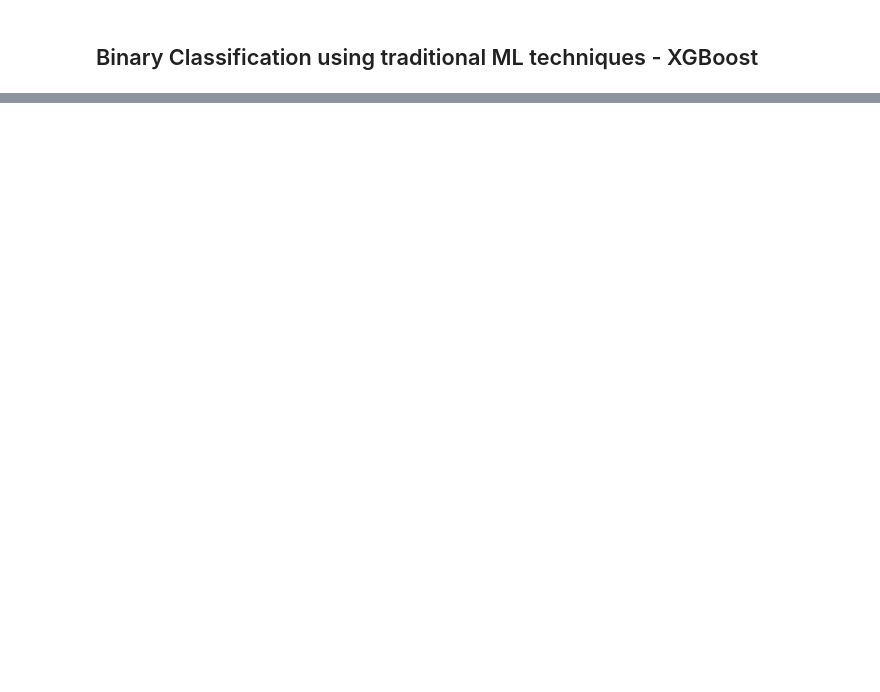
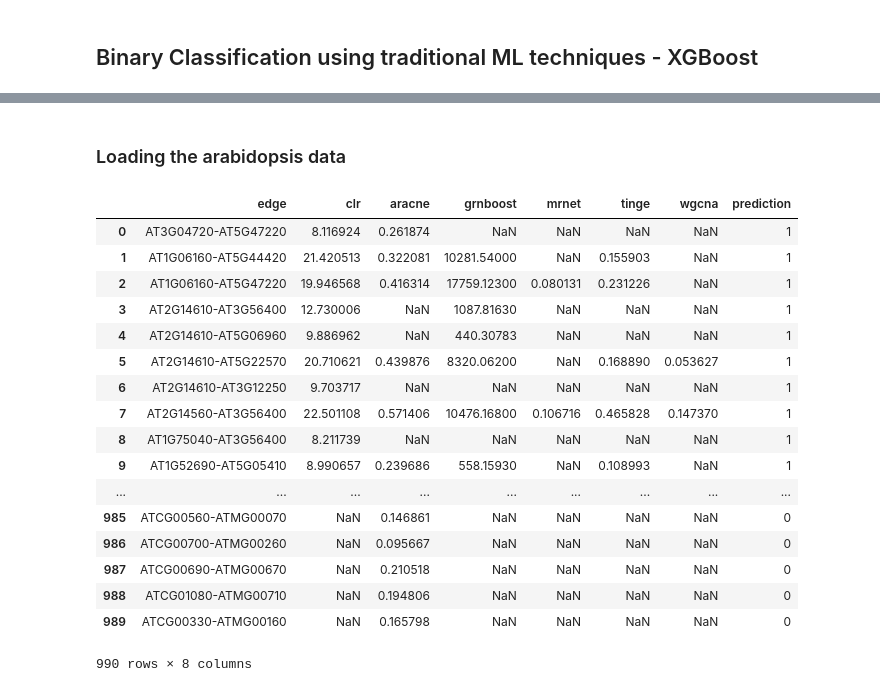
Before and after one commit to AluruLab/EnGRaiN, a Jupyter notebook: ensemble_arabidopsis_ML.ipynb, the cells around one changed output, grey strips where cells are left out. Drawn from its saved outputs; the diff is of its cells as text; code cells hidden in the pictures; blank space fills up the shorter version.

```diff
--- a/ensemble_arabidopsis_ML.ipynb
+++ b/ensemble_arabidopsis_ML.ipynb
@@ -517 +537,29 @@ print('individual methods: ', individual_method(df_test))
 individual methods:  None
+# %% [markdown]
+### Loading the arabidopsis data
+# %%
+abdOnes  = pd.read_csv('data/true_network_positive_edges.csv', sep=',')
+abdOnes['prediction'] = 1
+abdZeros = pd.read_csv('data/true_network_negative_edges.csv', sep=',')
+abdZeros['prediction'] = 0
+df_abd   = pd.concat([abdOnes, abdZeros], ignore_index=True)
+df_abd
+# %% [output]
+|  | edge | clr | aracne | grnboost | mrnet | tinge | wgcna | prediction |
+| 0 | AT3G04720-AT5G47220 | 8.116924 | 0.261874 | NaN | NaN | NaN | NaN | 1 |
+| 1 | AT1G06160-AT5G44420 | 21.420513 | 0.322081 | 10281.54000 | NaN | 0.155903 | NaN | 1 |
+| 2 | AT1G06160-AT5G47220 | 19.946568 | 0.416314 | 17759.12300 | 0.080131 | 0.231226 | NaN | 1 |
+| 3 | AT2G14610-AT3G56400 | 12.730006 | NaN | 1087.81630 | NaN | NaN | NaN | 1 |
+| 4 | AT2G14610-AT5G06960 | 9.886962 | NaN | 440.30783 | NaN | NaN | NaN | 1 |
+| 5 | AT2G14610-AT5G22570 | 20.710621 | 0.439876 | 8320.06200 | NaN | 0.168890 | 0.053627 | 1 |
+| 6 | AT2G14610-AT3G12250 | 9.703717 | NaN | NaN | NaN | NaN | NaN | 1 |
+| 7 | AT2G14560-AT3G56400 | 22.501108 | 0.571406 | 10476.16800 | 0.106716 | 0.465828 | 0.147370 | 1 |
+| 8 | AT1G75040-AT3G56400 | 8.211739 | NaN | NaN | NaN | NaN | NaN | 1 |
+| 9 | AT1G52690-AT5G05410 | 8.990657 | 0.239686 | 558.15930 | NaN | 0.108993 | NaN | 1 |
+| ... | ... | ... | ... | ... | ... | ... | ... | ... |
+| 985 | ATCG00560-ATMG00070 | NaN | 0.146861 | NaN | NaN | NaN | NaN | 0 |
+| 986 | ATCG00700-ATMG00260 | NaN | 0.095667 | NaN | NaN | NaN | NaN | 0 |
+| 987 | ATCG00690-ATMG00670 | NaN | 0.210518 | NaN | NaN | NaN | NaN | 0 |
+| 988 | ATCG01080-ATMG00710 | NaN | 0.194806 | NaN | NaN | NaN | NaN | 0 |
+| 989 | ATCG00330-ATMG00160 | NaN | 0.165798 | NaN | NaN | NaN | NaN | 0 |
+990 rows × 8 columns
```
Also changed, not shown: parts of 21 cells of this notebook.
